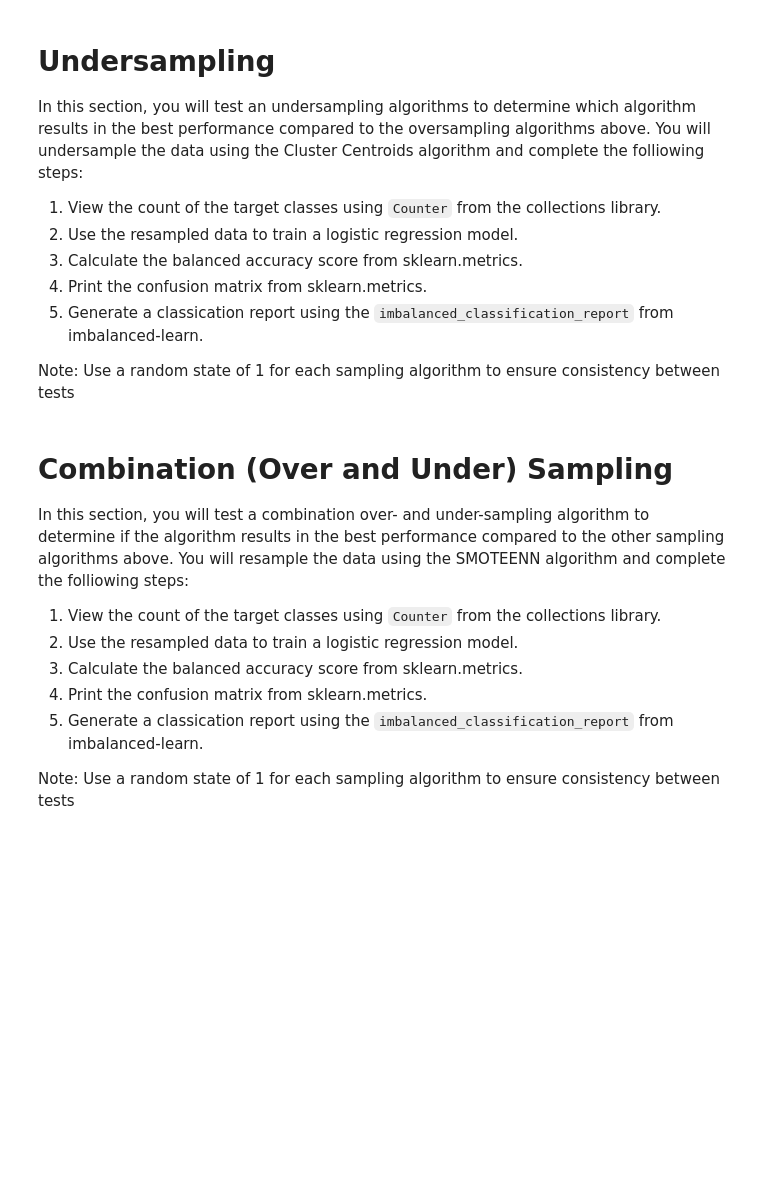
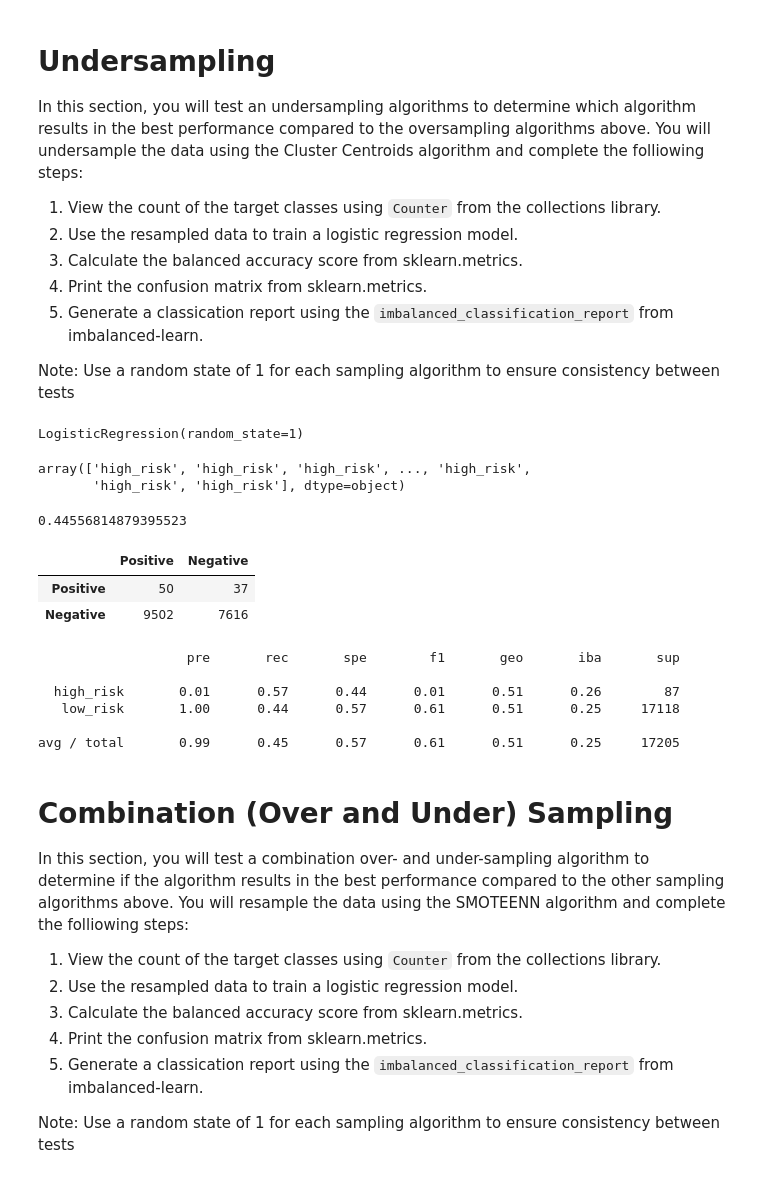
Before and after one commit to stovepipe/Credit_Risk_Analysis, a Jupyter notebook: credit_risk_resampling.ipynb, the cells around one changed output. Saved outputs shown, nothing was run; the diff lists cells and outputs as text; code cells hidden in the pictures; blank space fills up the shorter version.

```diff
--- a/credit_risk_resampling.ipynb
+++ b/credit_risk_resampling.ipynb
@@ -216,10 +243,24 @@ Note: Use a random state of 1 for each sampling algorithm to ensure consistency
 # %%
 # Resample the data using the ClusterCentroids resampler
 # Warning: This is a large dataset, and this step may take some time to complete
-# YOUR CODE HERE
+from imblearn.under_sampling import ClusterCentroids
+cc_model = ClusterCentroids(random_state=1)
+X_resampled3, y_resampled3 = cc_model.fit_resample(X_train, y_train)
 # %%
 # Train the Logistic Regression model using the resampled data
-# YOUR CODE HERE
+log_model3 = LogisticRegression(solver='lbfgs',random_state=1)
+log_model3.fit(X_resampled3,y_resampled3)
+# %% [output]
+LogisticRegression(random_state=1)
+# %%
+# Use the model to make predictions
+y_pred3 = log_model3.predict(X_test)
+y_pred3
+# %% [output]
+array(['high_risk', 'high_risk', 'high_risk', ..., 'high_risk',
+       'high_risk', 'high_risk'], dtype=object)
 # %%
 # Calculated the balanced accuracy score
-# YOUR CODE HERE
+print(accuracy_score(y_test,y_pred3))
+# %% [output]
+0.44556814879395523
@@ -229,6 +267,23 @@ Note: Use a random state of 1 for each sampling algorithm to ensure consistency
+# %%
+# Display the confusion matrix
+cm3 = confusion_matrix(y_test,y_pred3)
+cm3_df = pd.DataFrame(cm3,columns=['Positive','Negative'],index = ['Positive','Negative'])
+cm3_df
+# %% [output]
+|  | Positive | Negative |
+| Positive | 50 | 37 |
+| Negative | 9502 | 7616 |
 # %%
 # Print the imbalanced classification report
-# YOUR CODE HERE
+cr3 = classification_report_imbalanced(y_test,y_pred3)
+print(cr3)
+# %% [output]
+                   pre       rec       spe        f1       geo       iba       sup
+
+  high_risk       0.01      0.57      0.44      0.01      0.51      0.26        87
+   low_risk       1.00      0.44      0.57      0.61      0.51      0.25     17118
+
+avg / total       0.99      0.45      0.57      0.61      0.51      0.25     17205
 # %% [markdown]
 # Combination (Over and Under) Sampling
 
```
Also changed, not shown: parts of 18 cells of this notebook.
